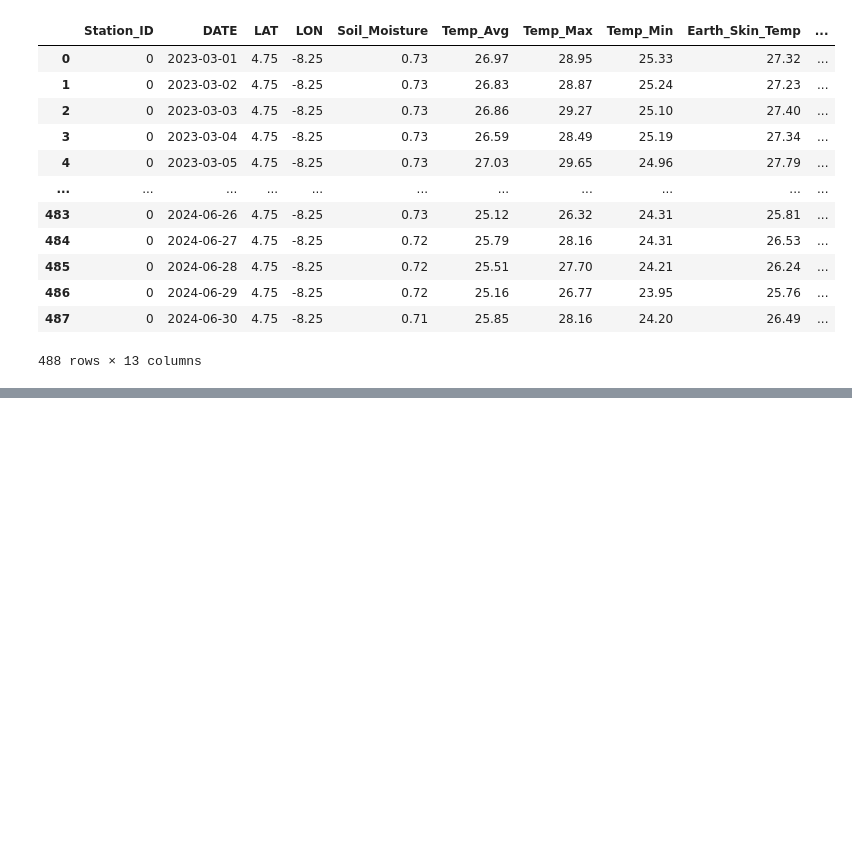
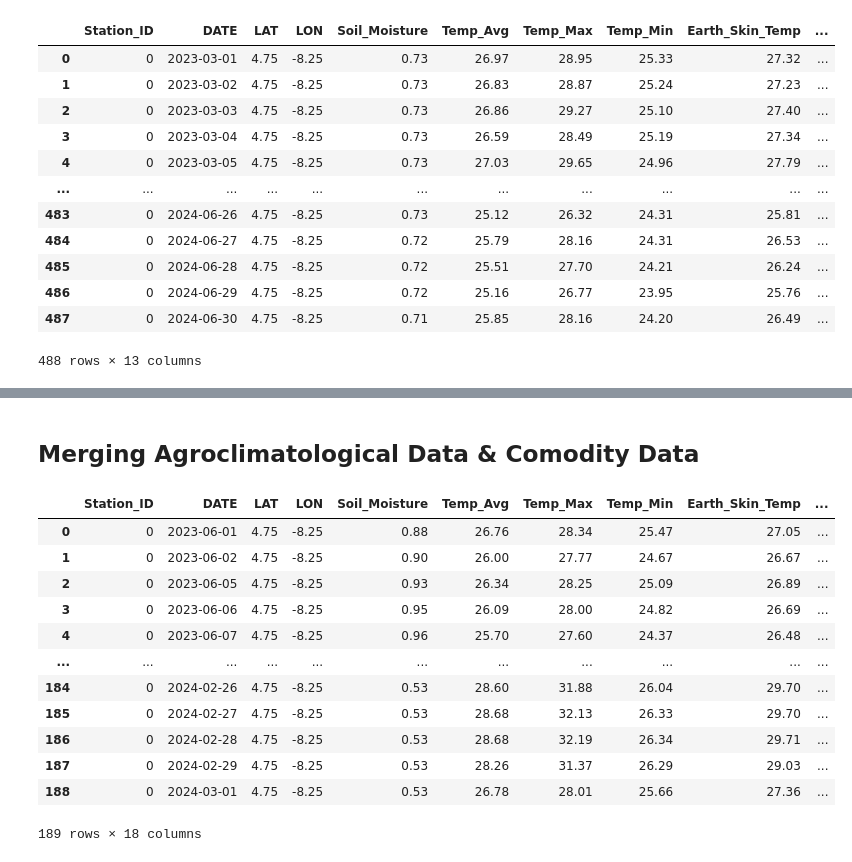
Before and after one commit to jak-weston/Cocoa-Futures-Analysis, a Jupyter notebook: NASA_Data.ipynb, the cells around one changed output, grey strips where cells are left out. Saved outputs shown, nothing was run; the diff lists cells and outputs as text; code cells hidden in the pictures; blank space fills up the shorter version.

```diff
--- a/NASA_Data.ipynb
+++ b/NASA_Data.ipynb
@@ -207,0 +236,26 @@ station_0
+# %% [markdown]
+## Merging Agroclimatological Data & Comodity Data
+# %%
+# s0c1_df
+# Ensure both DATE columns are in datetime format
+station_0['DATE'] = pd.to_datetime(station_0['DATE'])
+contract_1['DATE'] = pd.to_datetime(contract_1['DATE'])
+
+# Inner join the Station_0 & Contract_1 by Date column
+s0c1_df = pd.merge(station_0, contract_1, on='DATE', how='inner')
+
+s0c1_df
+# %% [output]
+|  | Station_ID | DATE | LAT | LON | Soil_Moisture | Temp_Avg | Temp_Max | Temp_Min | Earth_Skin_Temp | ... |
+| 0 | 0 | 2023-06-01 | 4.75 | -8.25 | 0.88 | 26.76 | 28.34 | 25.47 | 27.05 | ... |
+| 1 | 0 | 2023-06-02 | 4.75 | -8.25 | 0.90 | 26.00 | 27.77 | 24.67 | 26.67 | ... |
+| 2 | 0 | 2023-06-05 | 4.75 | -8.25 | 0.93 | 26.34 | 28.25 | 25.09 | 26.89 | ... |
+| 3 | 0 | 2023-06-06 | 4.75 | -8.25 | 0.95 | 26.09 | 28.00 | 24.82 | 26.69 | ... |
+| 4 | 0 | 2023-06-07 | 4.75 | -8.25 | 0.96 | 25.70 | 27.60 | 24.37 | 26.48 | ... |
+| ... | ... | ... | ... | ... | ... | ... | ... | ... | ... | ... |
+| 184 | 0 | 2024-02-26 | 4.75 | -8.25 | 0.53 | 28.60 | 31.88 | 26.04 | 29.70 | ... |
+| 185 | 0 | 2024-02-27 | 4.75 | -8.25 | 0.53 | 28.68 | 32.13 | 26.33 | 29.70 | ... |
+| 186 | 0 | 2024-02-28 | 4.75 | -8.25 | 0.53 | 28.68 | 32.19 | 26.34 | 29.71 | ... |
+| 187 | 0 | 2024-02-29 | 4.75 | -8.25 | 0.53 | 28.26 | 31.37 | 26.29 | 29.03 | ... |
+| 188 | 0 | 2024-03-01 | 4.75 | -8.25 | 0.53 | 26.78 | 28.01 | 25.66 | 27.36 | ... |
+189 rows × 18 columns
```
Also changed, not shown: parts of 7 cells of this notebook.
